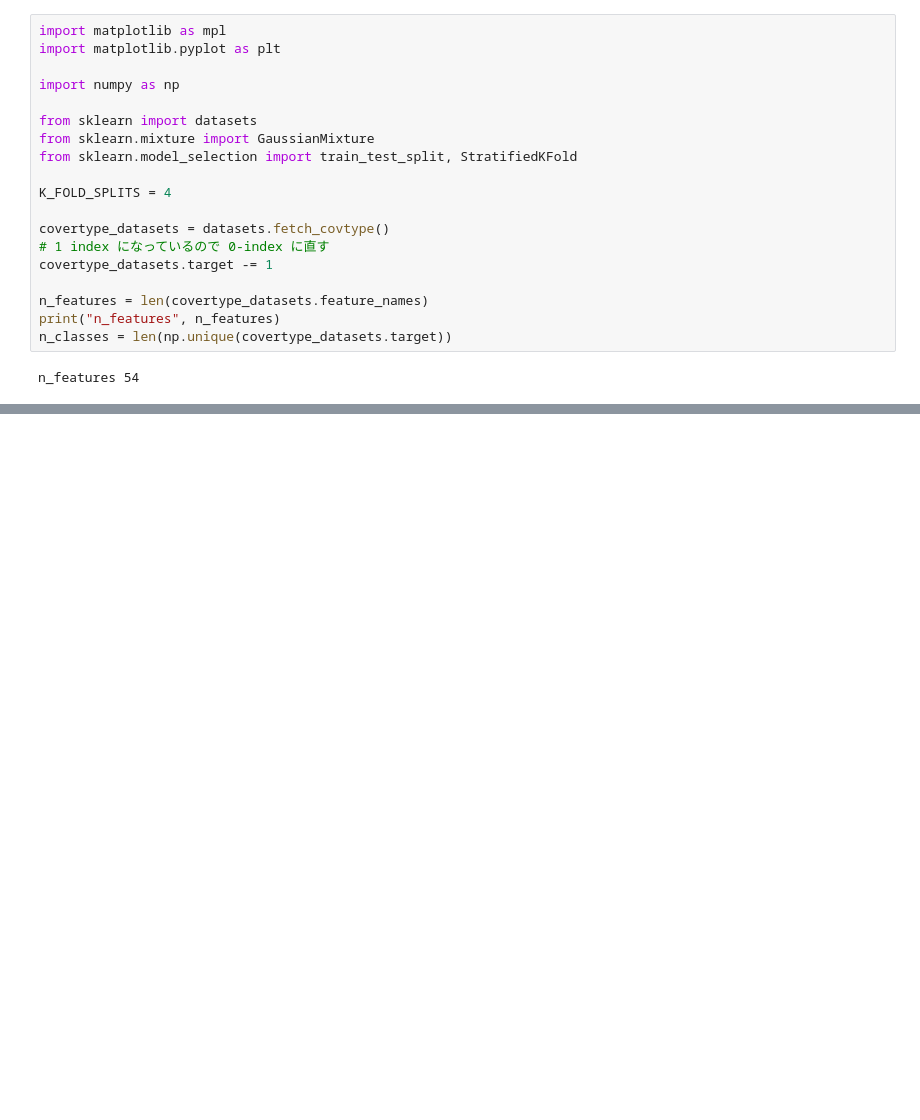
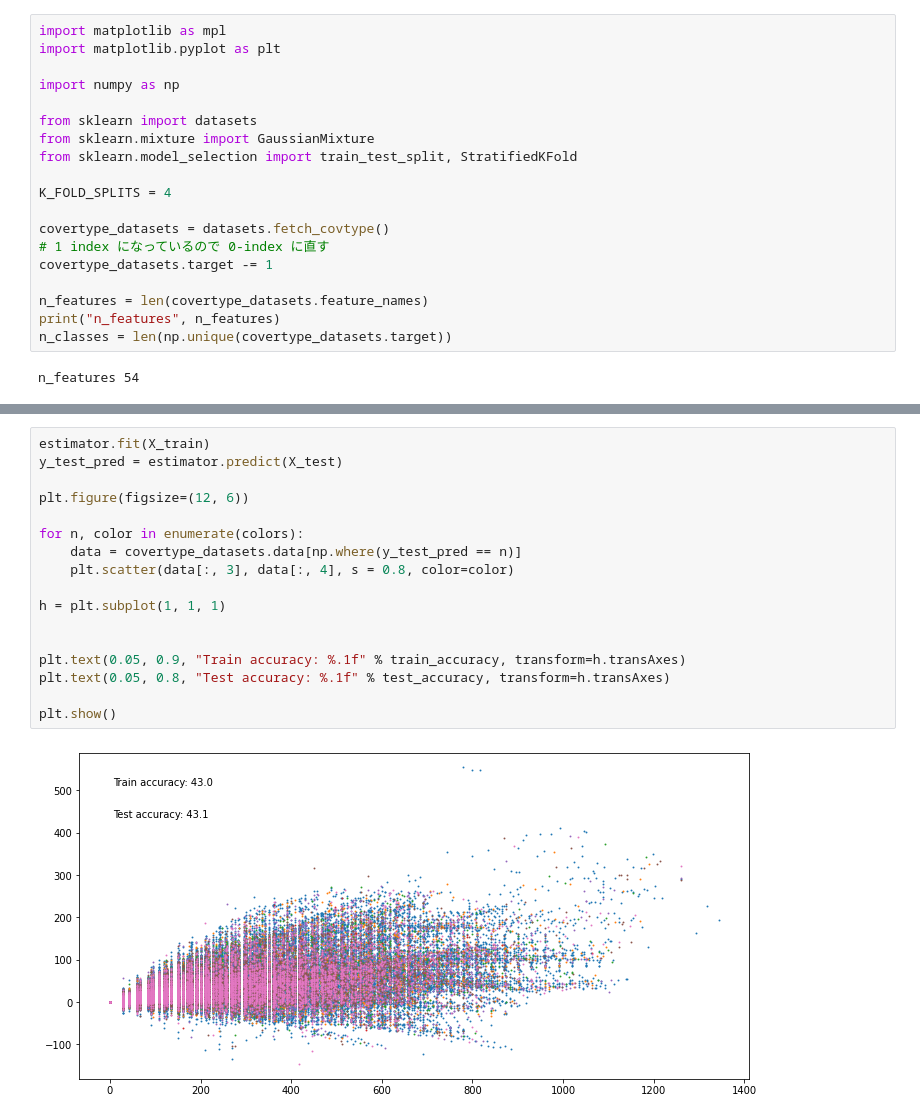
Before and after one commit to yngyu/University, a Jupyter notebook: knowledge_acquisition_systems/notebook/covertype_gmm.ipynb, the cells around one changed output, grey strips where cells are left out. Cells and saved outputs as stored; diff of their text form; blank space fills up the shorter version.

```diff
--- a/knowledge_acquisition_systems/notebook/covertype_gmm.ipynb
+++ b/knowledge_acquisition_systems/notebook/covertype_gmm.ipynb
@@ -122,3 +71,22 @@ plt.show()
+# %%
+estimator.fit(X_train)
+y_test_pred = estimator.predict(X_test)
+
+plt.figure(figsize=(12, 6))
+
+for n, color in enumerate(colors):
+    data = covertype_datasets.data[np.where(y_test_pred == n)]
+    plt.scatter(data[:, 3], data[:, 4], s = 0.8, color=color)
+
+h = plt.subplot(1, 1, 1)
+
+
+plt.text(0.05, 0.9, "Train accuracy: %.1f" % train_accuracy, transform=h.transAxes)
+plt.text(0.05, 0.8, "Test accuracy: %.1f" % test_accuracy, transform=h.transAxes)
+
+plt.show()
+# %% [output]
+[figure, added]
 # %%
 plt.figure(figsize=(12, 6))
 
```
Also changed, not shown: parts of 2 cells of this notebook, 8 other files.
